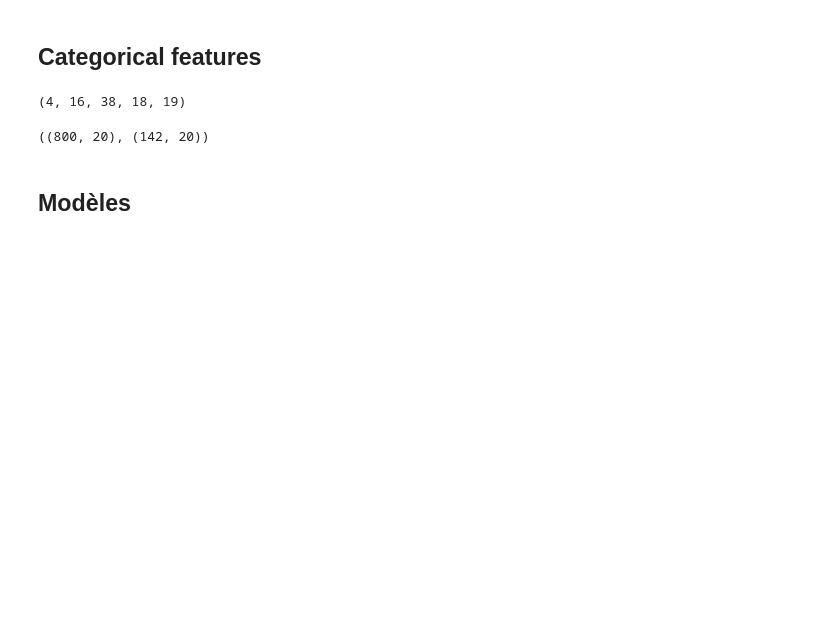
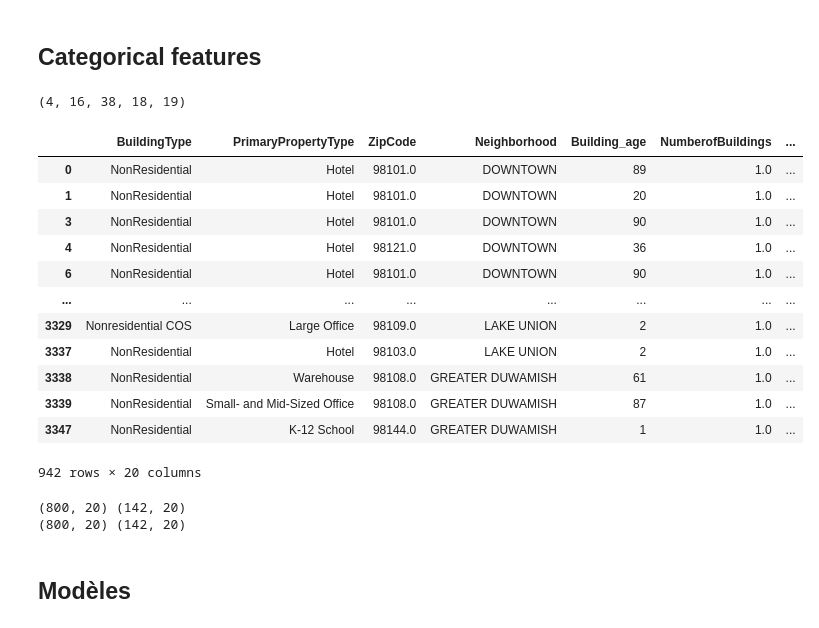
Before and after one commit to Cyr-dcx/LinearRegression-for-building-consumption, a Jupyter notebook: notebooks/exploration.ipynb, the cells around one changed output. Cells and saved outputs as stored; diff of their text form; code cells hidden in the pictures; blank space fills up the shorter version.

```diff
--- a/notebooks/exploration.ipynb
+++ b/notebooks/exploration.ipynb
@@ -189,19 +191,36 @@ plt.hist(df[label_2]);
 df.BuildingType.nunique(), df.PrimaryPropertyType.nunique(), df.ZipCode.nunique(), df.Neighborhood.nunique(), df.LargestPropertyUseType.nunique()
 # %% [output]
 (4, 16, 38, 18, 19)
+# %%
+df
+# %% [output]
+|  | BuildingType | PrimaryPropertyType | ZipCode | Neighborhood | Building_age | NumberofBuildings | ... |
+| 0 | NonResidential | Hotel | 98101.0 | DOWNTOWN | 89 | 1.0 | ... |
+| 1 | NonResidential | Hotel | 98101.0 | DOWNTOWN | 20 | 1.0 | ... |
+| 3 | NonResidential | Hotel | 98101.0 | DOWNTOWN | 90 | 1.0 | ... |
+| 4 | NonResidential | Hotel | 98121.0 | DOWNTOWN | 36 | 1.0 | ... |
+| 6 | NonResidential | Hotel | 98101.0 | DOWNTOWN | 90 | 1.0 | ... |
+| ... | ... | ... | ... | ... | ... | ... | ... |
+| 3329 | Nonresidential COS | Large Office | 98109.0 | LAKE UNION | 2 | 1.0 | ... |
+| 3337 | NonResidential | Hotel | 98103.0 | LAKE UNION | 2 | 1.0 | ... |
+| 3338 | NonResidential | Warehouse | 98108.0 | GREATER DUWAMISH | 61 | 1.0 | ... |
+| 3339 | NonResidential | Small- and Mid-Sized Office | 98108.0 | GREATER DUWAMISH | 87 | 1.0 | ... |
+| 3347 | NonResidential | K-12 School | 98144.0 | GREATER DUWAMISH | 1 | 1.0 | ... |
+942 rows × 20 columns
 # %%
 X = df
 y1 = df[[label_1]]
 y2 = df[[label_2]]
 
-X_enrg_train, X_enrg_test, y_enrg_train, y_enrg_test = train_test_split(df,y1,test_size=0.15, random_state=42)
-X_enrg_train.shape, X_enrg_test.shape
+X_enrg_train, X_enrg_test, y_enrg_train, y_enrg_test = train_test_split(df,y1,test_size=0.15, random_state=42, stratify=df["BuildingType"])
+print(X_enrg_train.shape, X_enrg_test.shape)
 
 # séparer la donnée pour avoir les
-X_ghe_train, X_ghe_test, y_ghe_train, y_ghe_test = train_test_split(df,y2,test_size=0.15, random_state=42)
-X_ghe_train.shape, X_ghe_test.shape
+X_ghe_train, X_ghe_test, y_ghe_train, y_ghe_test = train_test_split(df,y2,test_size=0.15, random_state=42, stratify=df["BuildingType"])
+print(X_ghe_train.shape, X_ghe_test.shape)
 # %% [output]
-((800, 20), (142, 20))
+(800, 20) (142, 20)
+(800, 20) (142, 20)
 # %%
 def pipe(df, means_zipcode=None,
                 means_neighborhood=None,
```
Also changed, not shown: parts of 19 cells of this notebook.
